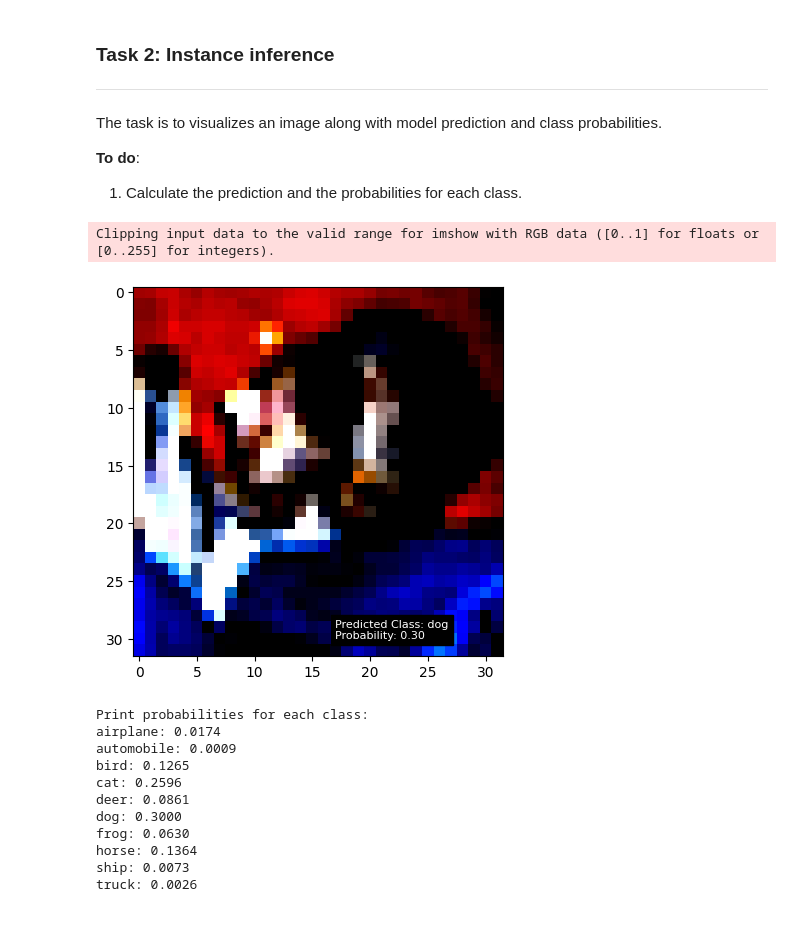
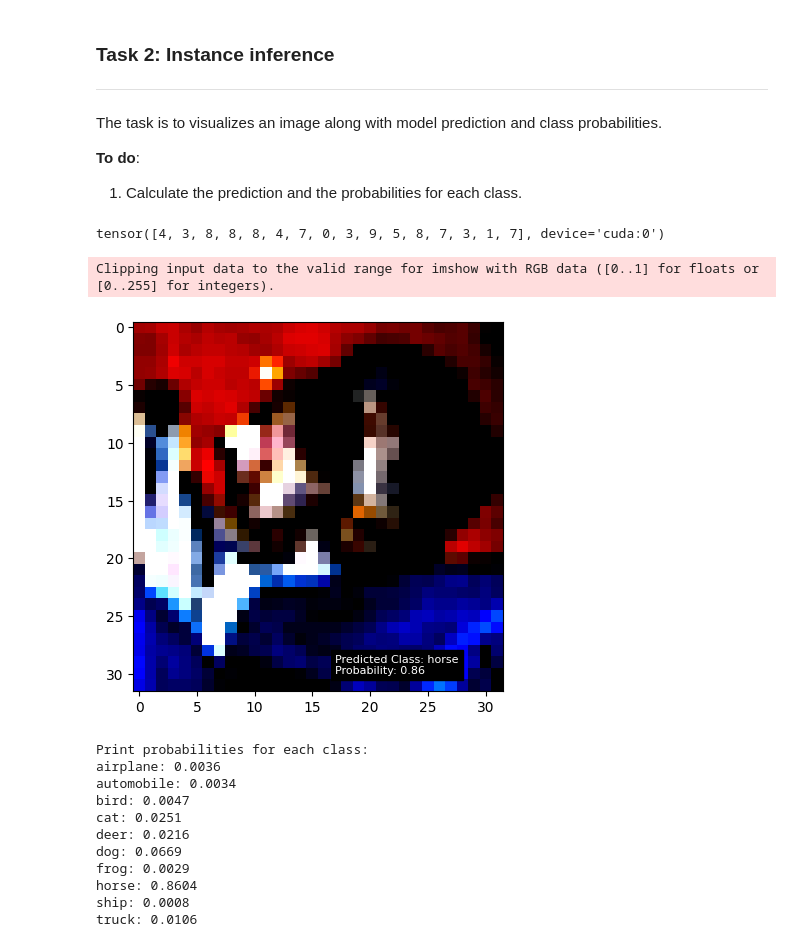
Before and after one commit to Zicheng2333/Exer02, a Jupyter notebook: exercise_02.ipynb, the cells around one changed output. Cells and saved outputs as stored; diff of their text form; code cells hidden in the pictures.

```diff
--- a/exercise_02.ipynb
+++ b/exercise_02.ipynb
@@ -137,8 +173,8 @@ def train_batch(model, image, target):
     """
 
     ##################### Write your answer here ##################
-    output =
-    loss =
+    output = model(image)
+    loss = criterion(output,target)
     ###############################################################
 
     return output, loss
@@ -159,8 +195,8 @@ def test_batch(model, image, target):
     """
 
     ##################### Write your answer here ##################
-    output =
-    loss =
+    output = model(image)
+    loss = criterion(output,target)
     ###############################################################
 
     return output, loss
@@ -172,7 +208,7 @@ training_acc = []
 testing_loss = []
 testing_acc = []
 
-for epoch in range(NUM_EPOCHS):
+for epoch in tqdm(range(NUM_EPOCHS)):
     model.train()
     torch.cuda.empty_cache()
 
@@ -283,32 +349,37 @@ input = inputs[0]
 # predict_label is the index (or label) of the class with the highest probability from the probabilities.
 ###############################################################
 
-probabilities =
-predict_label =
+probabilities = F.softmax(model(image),dim=1)
+predict_label = torch.argmax(probabilities,dim=1)
+print(predict_label)
+# %% [output]
+tensor([4, 3, 8, 8, 8, 4, 7, 0, 3, 9, 5, 8, 7, 3, 1, 7], device='cuda:0')
 # %%
-predicted_class = class_names[predict_label.item()]
-predicted_probability = probabilities[predict_label].item()
+for i in range(len(predict_label)):
+    predicted_class = class_names[predict_label[i].item()]
+    predicted_probability = probabilities[i][predict_label[i]].item()
+
 image = input.numpy().transpose((1, 2, 0))
 plt.imshow(image)
 plt.text(17, 30, f'Predicted Class: {predicted_class}\nProbability: {predicted_probability:.2f}',
             color='white', backgroundcolor='black', fontsize=8)
 plt.show()
 
 # Print probabilities for each class
 print('Print probabilities for each class:')
 for i in range(len(class_names)):
-    print(f'{class_names[i]}: {probabilities[i].item():.4f}')
+    print(f'{class_names[i]}: {probabilities[15][i]:.4f}')
 # %% [output]
 Clipping input data to the valid range for imshow with RGB data ([0..1] for floats or [0..255] for integers).
-[figure, old version]
+[figure, new version]
 Print probabilities for each class:
-airplane: 0.0174
-automobile: 0.0009
-bird: 0.1265
-cat: 0.2596
-deer: 0.0861
-dog: 0.3000
-frog: 0.0630
-horse: 0.1364
-ship: 0.0073
-truck: 0.0026
+airplane: 0.0036
+automobile: 0.0034
+bird: 0.0047
+cat: 0.0251
+deer: 0.0216
+dog: 0.0669
+frog: 0.0029
+horse: 0.8604
+ship: 0.0008
+truck: 0.0106
```
Also changed, not shown: parts of 7 cells of this notebook.
